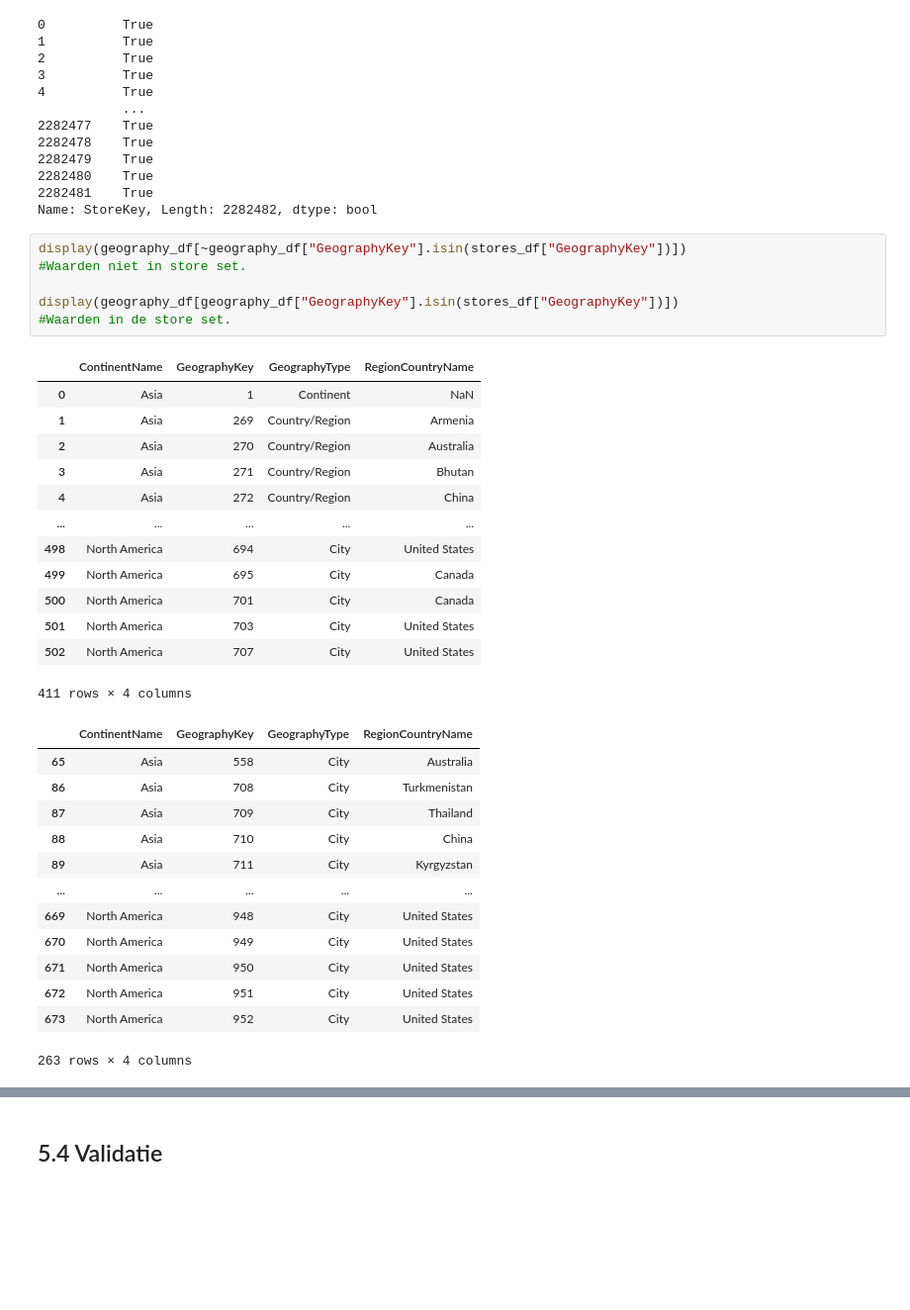
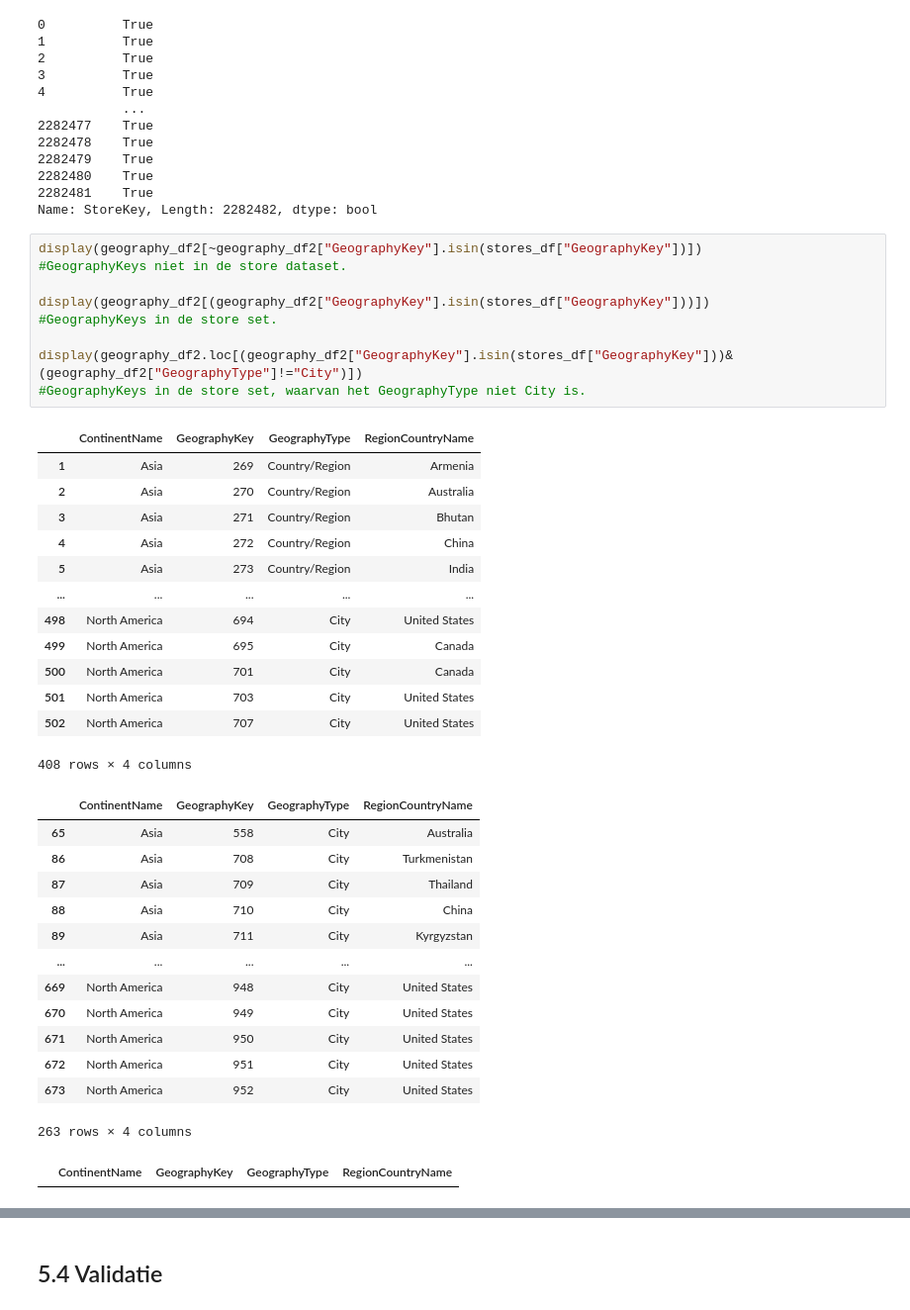
Before and after one commit to Jcpvanbers/Datasets-minor, a Jupyter notebook: Data analyse Contoso.ipynb, the cells around one changed output, grey strips where cells are left out. Shown at 99% size. Cells and saved outputs as stored; diff of their text form; blank space fills up the shorter version.

```diff
--- a/Data analyse Contoso.ipynb
+++ b/Data analyse Contoso.ipynb
@@ -1596,25 +1601,28 @@ sales_df2["StoreKey"].isin(stores_df["StoreKey"])
 2282481    True
 Name: StoreKey, Length: 2282482, dtype: bool
 # %%
-display(geography_df[~geography_df["GeographyKey"].isin(stores_df["GeographyKey"])])
-#Waarden niet in store set.
+display(geography_df2[~geography_df2["GeographyKey"].isin(stores_df["GeographyKey"])])
+#GeographyKeys niet in de store dataset.
 
-display(geography_df[geography_df["GeographyKey"].isin(stores_df["GeographyKey"])])
-#Waarden in de store set.
+display(geography_df2[(geography_df2["GeographyKey"].isin(stores_df["GeographyKey"]))])
+#GeographyKeys in de store set.
+
+display(geography_df2.loc[(geography_df2["GeographyKey"].isin(stores_df["GeographyKey"]))&(geography_df2["GeographyType"]!="City")])
+#GeographyKeys in de store set, waarvan het GeographyType niet City is.
 # %% [output]
 |  | ContinentName | GeographyKey | GeographyType | RegionCountryName |
-| 0 | Asia | 1 | Continent | NaN |
 | 1 | Asia | 269 | Country/Region | Armenia |
 | 2 | Asia | 270 | Country/Region | Australia |
 | 3 | Asia | 271 | Country/Region | Bhutan |
 | 4 | Asia | 272 | Country/Region | China |
+| 5 | Asia | 273 | Country/Region | India |
 | ... | ... | ... | ... | ... |
 | 498 | North America | 694 | City | United States |
 | 499 | North America | 695 | City | Canada |
 | 500 | North America | 701 | City | Canada |
 | 501 | North America | 703 | City | United States |
 | 502 | North America | 707 | City | United States |
-411 rows × 4 columns
+408 rows × 4 columns
 |  | ContinentName | GeographyKey | GeographyType | RegionCountryName |
 | 65 | Asia | 558 | City | Australia |
 | 86 | Asia | 708 | City | Turkmenistan |
@@ -1628,6 +1636,7 @@ display(geography_df[geography_df["GeographyKey"].isin(stores_df["GeographyKey"]
 | 672 | North America | 951 | City | United States |
 | 673 | North America | 952 | City | United States |
 263 rows × 4 columns
+|  | ContinentName | GeographyKey | GeographyType | RegionCountryName |
 # %% [markdown]
 ## Voorlopige Conclusie
 Storekeys in de salesset komen overeen met de sales set.
```
Also changed, not shown: parts of 62 cells of this notebook, 5 other files.
